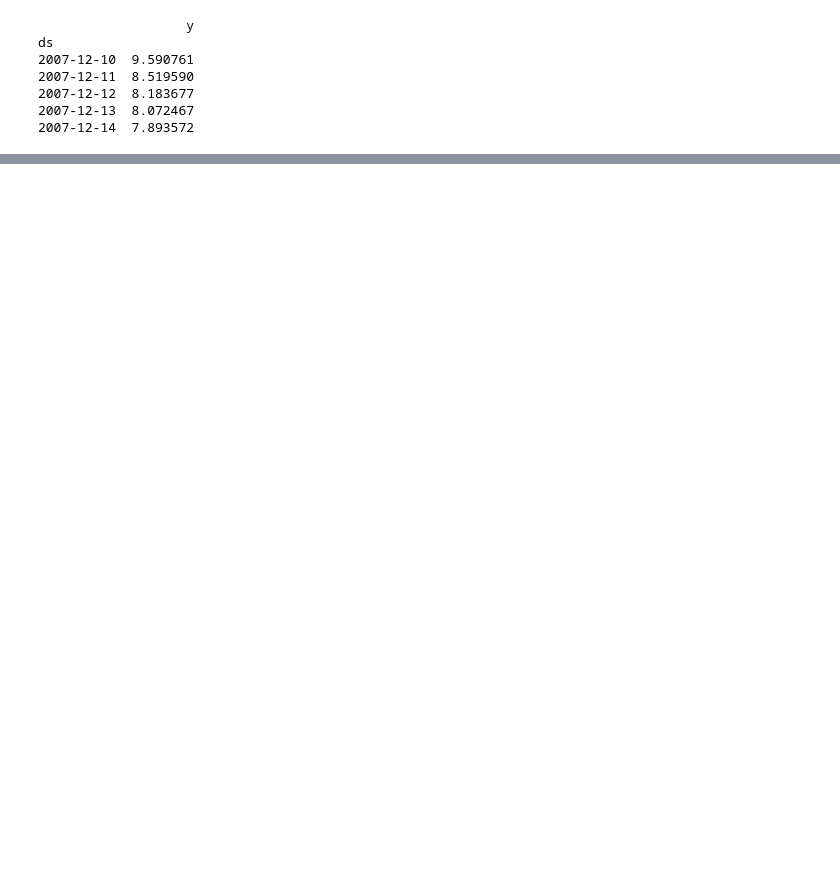
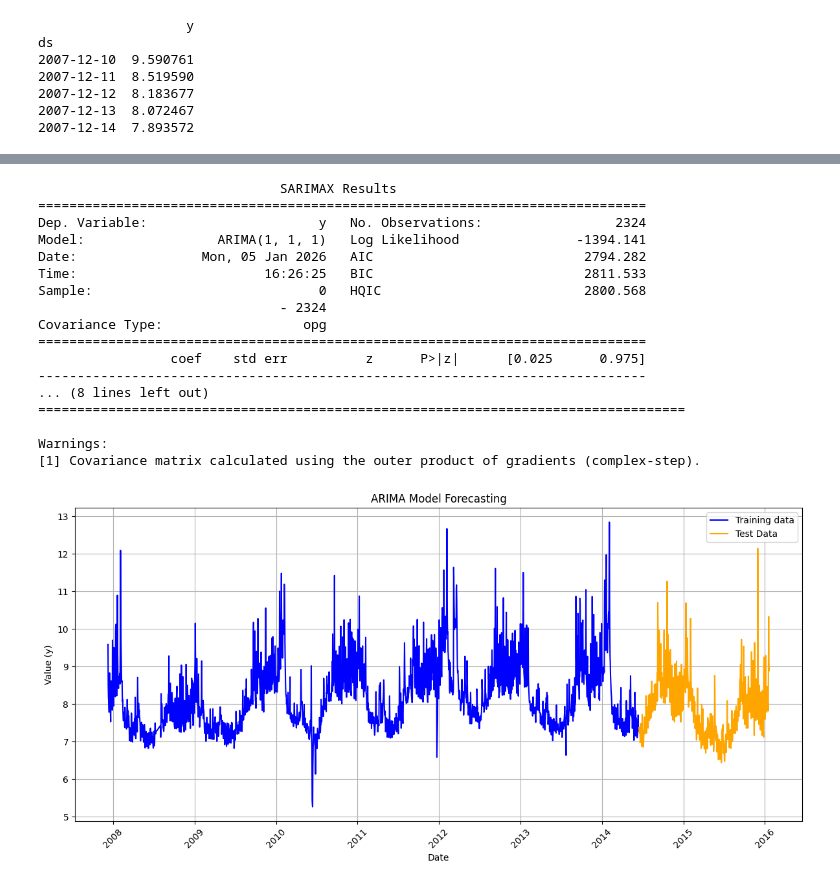
Before and after one commit to Celestial-GeekStarLord/Time-Series-Analysis-for-Stock-Market-Prediction, a Jupyter notebook: Notebook/Time_Series_Analysis.ipynb, the cells around one changed output, grey strips where cells are left out. Cells and saved outputs as stored; diff of their text form; code cells hidden in the pictures; blank space fills up the shorter version.

```diff
--- a/Notebook/Time_Series_Analysis.ipynb
+++ b/Notebook/Time_Series_Analysis.ipynb
@@ -50,0 +95,43 @@ plt.show()
+# %%
+#fit ARIMA model on the training data
+model = ARIMA(train['y'], order=(1,1,1))
+model_fit = model.fit()
+
+#print ARIMA model summary
+print(model_fit.summary())
+
+#forecast for the test period
+forecast_steps = len(test)
+forecast = model_fit.forecast(steps=forecast_steps)
+
+#plot the forecast
+plt.figure(figsize=(12,6))
+plt.plot(train.index , train['y'], label ='Training data' , color='blue')
+plt.plot(test.index , test['y'], label ='Test Data' , color='orange')
+plt.title('ARIMA Model Forecasting')
+plt.xlabel('Date')
+plt.ylabel('Value (y)')
+plt.legend()
+plt.grid(True)
+plt.xticks(rotation=45)
+plt.tight_layout()
+plt.show()
+# %% [output]
+                               SARIMAX Results
+==============================================================================
+Dep. Variable:                      y   No. Observations:                 2324
+Model:                 ARIMA(1, 1, 1)   Log Likelihood               -1394.141
+Date:                Mon, 05 Jan 2026   AIC                           2794.282
+Time:                        16:26:25   BIC                           2811.533
+Sample:                             0   HQIC                          2800.568
+                               - 2324
+Covariance Type:                  opg
+==============================================================================
+                 coef    std err          z      P>|z|      [0.025      0.975]
+------------------------------------------------------------------------------
+... (8 lines left out)
+===================================================================================
+
+Warnings:
+[1] Covariance matrix calculated using the outer product of gradients (complex-step).
+[figure, added]
```
Also changed, not shown: parts of 5 cells of this notebook, 1 other file.
